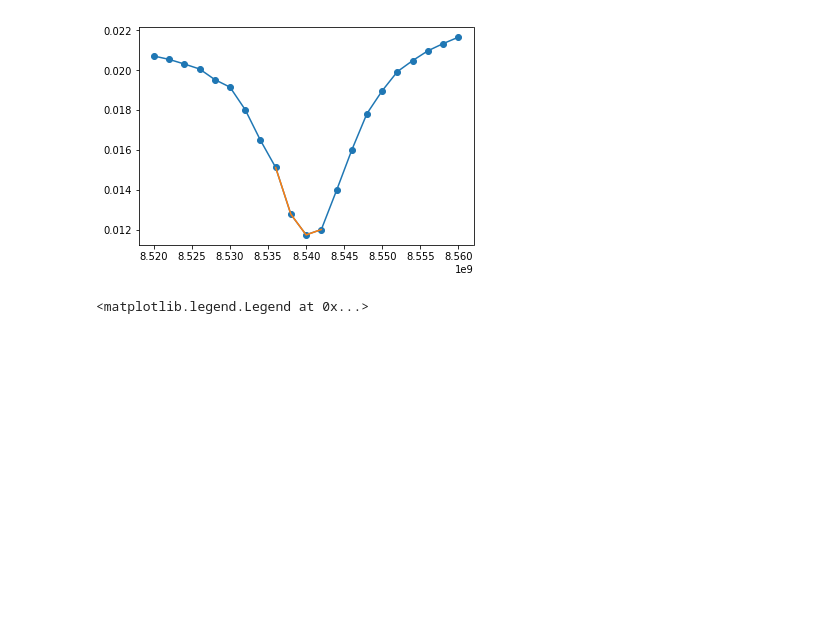
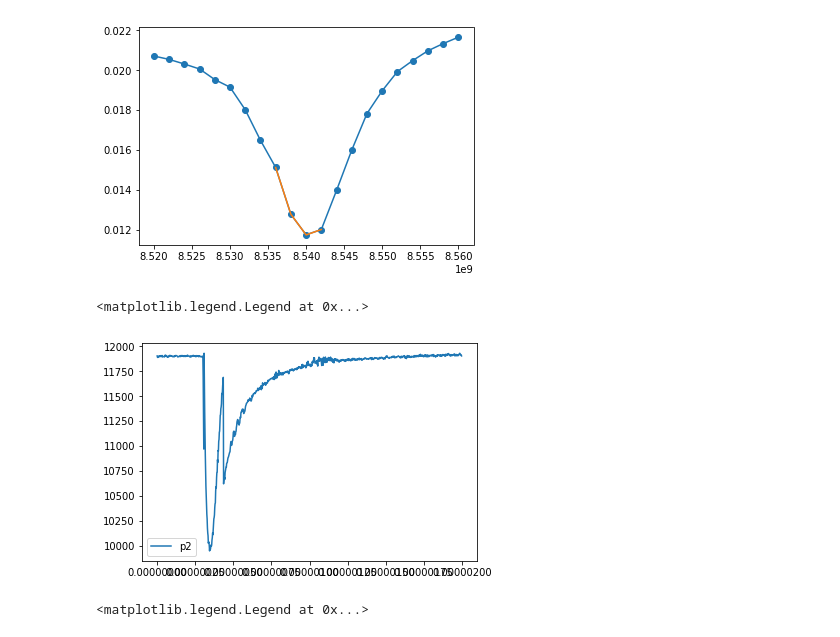
Before and after one commit to aspitarl/TRMC, a Jupyter notebook: 12-18-18.ipynb, the cells around one changed output. Saved outputs shown, nothing was run; the diff lists cells and outputs as text; code cells hidden in the pictures; blank space fills up the shorter version.

```diff
--- a/12-18-18.ipynb
+++ b/12-18-18.ipynb
@@ -405,6 +182,15 @@ for i, time in enumerate(s2_red.index.levels[0]):
     fits.loc[time, :] =vs_fit
 
     params.loc[time] = vs_p
+# %%
+# plt.plot(params['p0'], label = 'p0')
+# plt.plot(params['p1'], label = 'p1')
+plt.plot(params['p2'], label = 'p2')
+
+plt.legend()
+# %% [output]
+<matplotlib.legend.Legend at 0x...>
+[figure, added]
 # %%
 fittimes = fits.index.levels[0]
 timesel = 350e-9
```
Also changed, not shown: parts of 14 cells of this notebook.
